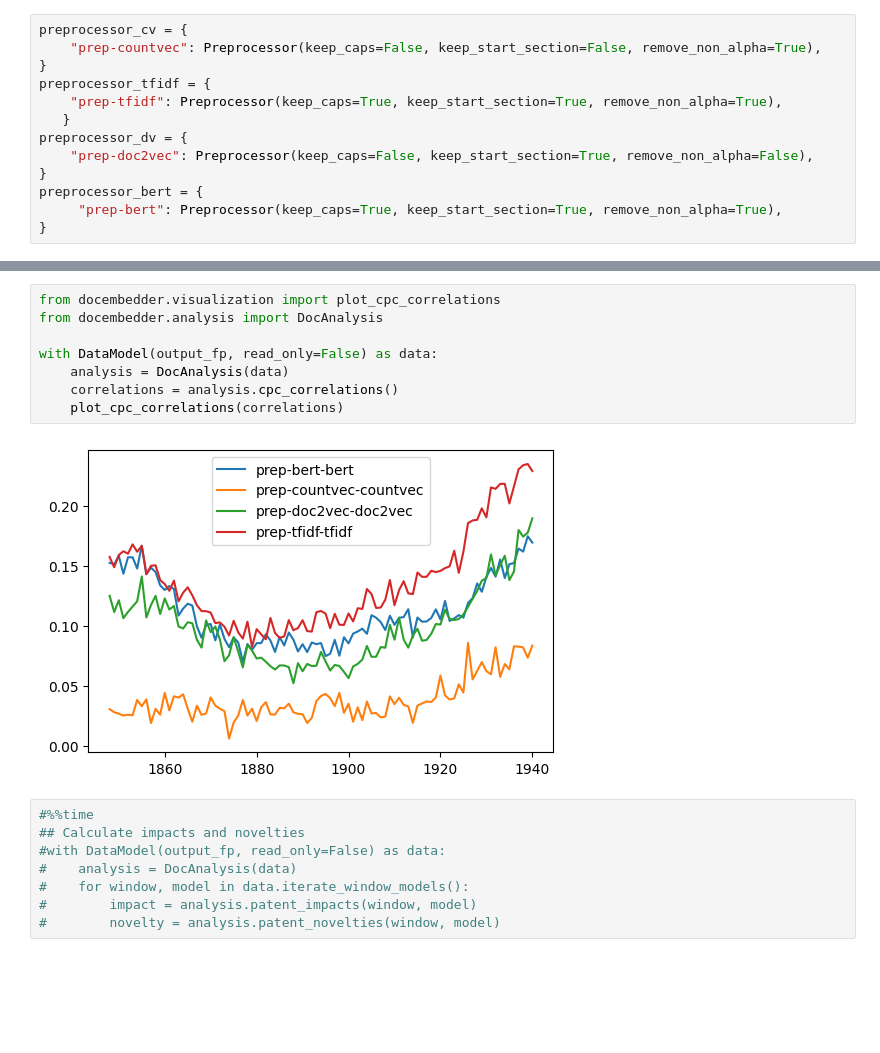
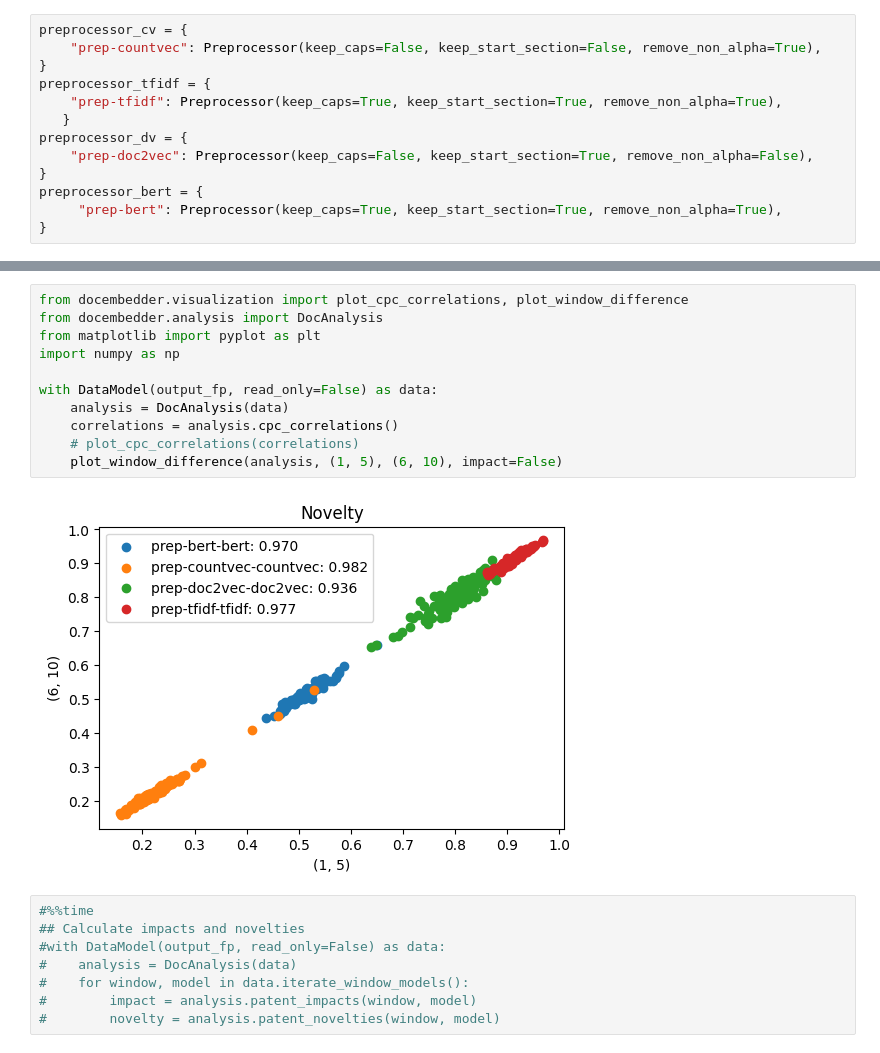
Before and after one commit to UtrechtUniversity/patent-breakthrough, a Jupyter notebook: examples/main.ipynb, the cells around one changed output, grey strips where cells are left out. Cells and saved outputs as stored; diff of their text form; blank space fills up the shorter version.

Commit message:
Update to visualization and fixes for novelty

```diff
--- a/examples/main.ipynb
+++ b/examples/main.ipynb
@@ -68,13 +68,16 @@ Wall time: 17min 54s
 # %%
-from docembedder.visualization import plot_cpc_correlations
+from docembedder.visualization import plot_cpc_correlations, plot_window_difference
 from docembedder.analysis import DocAnalysis
+from matplotlib import pyplot as plt
+import numpy as np
 
 with DataModel(output_fp, read_only=False) as data:
     analysis = DocAnalysis(data)
     correlations = analysis.cpc_correlations()
-    plot_cpc_correlations(correlations)
+    # plot_cpc_correlations(correlations)
+    plot_window_difference(analysis, (1, 5), (6, 10), impact=False)
 # %% [output]
-[figure, old version]
+[figure, new version]
 # %%
 #%%time
 ## Calculate impacts and novelties
```
Also changed, not shown: parts of 2 cells of this notebook, 2 other files.
